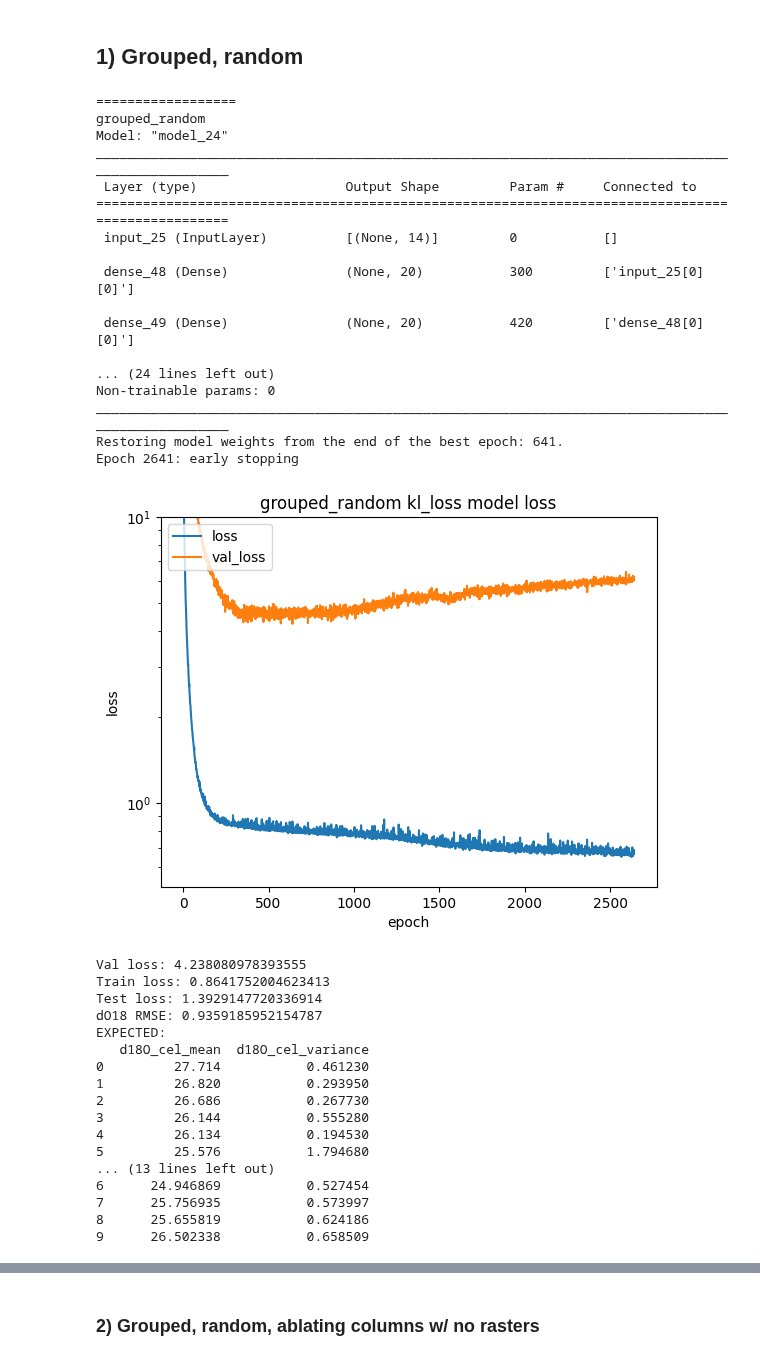
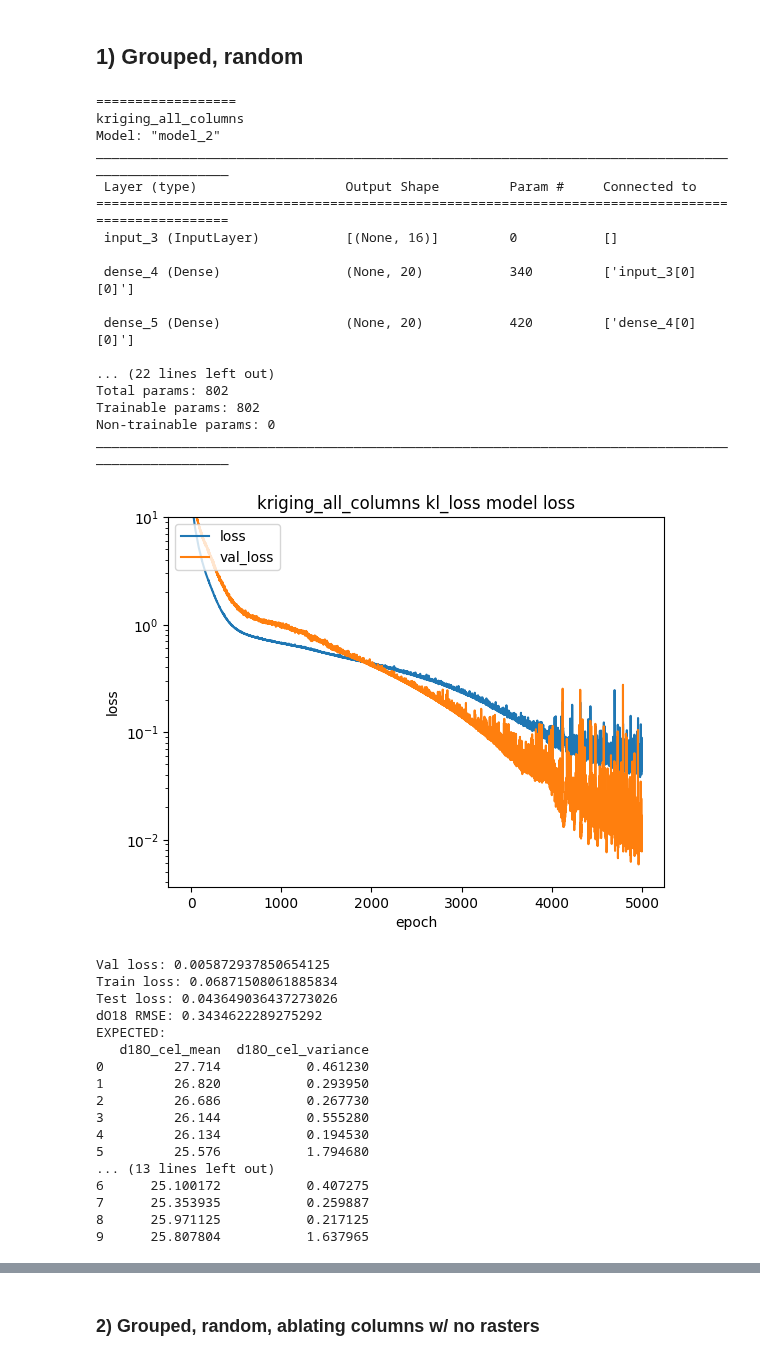
Before and after one commit to tnc-br/ddf-isoscapes, a Jupyter notebook: dnn/kriging_variational_ensemble.ipynb, the cells around one changed output, grey strips where cells are left out. Cells and saved outputs as stored; diff of their text form; code cells hidden in the pictures.

```diff
--- a/dnn/kriging_variational_ensemble.ipynb
+++ b/dnn/kriging_variational_ensemble.ipynb
@@ -67,16 +67,14 @@ To enable the following instructions: AVX2 FMA, in other operations, rebuild Ten
 # %% [markdown]
 # Data preparation
 # %%
-def load_dataset(path: str):
+def load_dataset(path: str, columns_to_keep: List[str]):
   df = pd.read_csv(path, encoding="ISO-8859-1", sep=',')
   df = df[df['d18O_cel_variance'].notna()]
 
   # Family is too sparse. Too many families exist in validation/test that won't
   # exist in train, so drop it.
-  X = df.drop(["d18O_cel_mean", "d18O_cel_variance", "Code", "Family",
-               'predkrig_br_lat_ISORG', 'Origin',
-               'Iso_Oxi_Stack_mean_TERZER',
-               'isoscape_fullmodel_d18O_prec_REGRESSION', "Unnamed: 0"], axis=1)
+
+  X = df.drop(df.columns.difference(columns_to_keep), axis=1)
   Y = df[["d18O_cel_mean", "d18O_cel_variance"]]
   return X, Y
 # %% [markdown]
@@ -139,10 +137,10 @@ class ScaledPartitions():
     self.test = test
 
 
-def load_and_scale(config: Dict) -> ScaledPartitions:
-  X_train, Y_train = load_dataset(config['TRAIN'])
-  X_val, Y_val = load_dataset(config['VALIDATION'])
-  X_test, Y_test = load_dataset(config['TEST'])
+def load_and_scale(config: Dict, columns_to_keep: List[str]) -> ScaledPartitions:
+  X_train, Y_train = load_dataset(config['TRAIN'], columns_to_keep)
+  X_val, Y_val = load_dataset(config['VALIDATION'], columns_to_keep)
+  X_test, Y_test = load_dataset(config['TEST'], columns_to_keep)
 
   feature_scaler = create_feature_scaler(X_train)
   label_scaler = create_label_scaler(Y_train)
@@ -203,7 +201,7 @@ Model definition
 from keras.callbacks import ModelCheckpoint, EarlyStopping
 
 def get_early_stopping_callback():
-  return EarlyStopping(monitor='val_loss', patience=2000, min_delta=0.001,
+  return EarlyStopping(monitor='val_loss', patience=500, min_delta=0.001,
                        verbose=1, restore_best_weights=True, start_from_epoch=10)
 
 tf.keras.utils.set_random_seed(18731)
@@ -564,37 +562,45 @@ ModuleNotFoundError: ignored
 # %% [markdown]
 ## 1) Grouped, random
 # %%
-grouped_random = {
+grouped_random_fileset = {
     'TRAIN' : os.path.join(FP_ROOT, 'amazon_sample_data/uc_davis_2023_08_26_isoscapes_train_random_grouped_ordinary_kriging_linear.csv'),
     'TEST' : os.path.join(FP_ROOT, 'amazon_sample_data/uc_davis_2023_08_26_isoscapes_test_random_grouped_ordinary_kriging_linear.csv'),
     'VALIDATION' : os.path.join(FP_ROOT, 'amazon_sample_data/uc_davis_2023_08_26_isoscapes_validation_random_grouped_ordinary_kriging_linear.csv'),
 }
 
-grouped_random_scaled = load_and_scale(grouped_random)
-model = train_and_evaluate(grouped_random_scaled, "grouped_random", training_batch_size=3)
+columns_to_keep = ['d18O_cel_mean', 'd18O_cel_variance',
+                   'lat', 'long', 'VPD', 'RH', 'PET', 'DEM', 'PA',
+                   'Mean Annual Temperature','Mean Annual Precipitation',
+                   'ordinary_kriging_linear_d18O_predicted_variance',
+                   'ordinary_kriging_linear_d18O_predicted_mean',
+                   'predkrig_br_lat_ISORG', 'Iso_Oxi_Stack_mean_TERZER',
+                   'isoscape_fullmodel_d18O_prec_REGRESSION']
+
+data = load_and_scale(grouped_random_fileset, columns_to_keep)
+model = train_and_evaluate(data, "kriging_all_columns", training_batch_size=3)
 # %% [output]
 ==================
-grouped_random
-Model: "model_24"
+kriging_all_columns
+Model: "model_2"
 __________________________________________________________________________________________________
  Layer (type)                   Output Shape         Param #     Connected to
 ==================================================================================================
- input_25 (InputLayer)          [(None, 14)]         0           []
+ input_3 (InputLayer)           [(None, 16)]         0           []
 
- dense_48 (Dense)               (None, 20)           300         ['input_25[0][0]']
+ dense_4 (Dense)                (None, 20)           340         ['input_3[0][0]']
 
- dense_49 (Dense)               (None, 20)           420         ['dense_48[0][0]']
+ dense_5 (Dense)                (None, 20)           420         ['dense_4[0][0]']
 
-... (24 lines left out)
+... (22 lines left out)
+Total params: 802
+Trainable params: 802
 Non-trainable params: 0
 __________________________________________________________________________________________________
-Restoring model weights from the end of the best epoch: 641.
-Epoch 2641: early stopping
-[figure, old version]
+[figure, new version]
-Val loss: 4.238080978393555
-Train loss: 0.8641752004623413
-Test loss: 1.3929147720336914
-dO18 RMSE: 0.9359185952154787
+Val loss: 0.005872937850654125
+Train loss: 0.06871508061885834
+Test loss: 0.043649036437273026
+dO18 RMSE: 0.3434622289275292
 EXPECTED:
    d18O_cel_mean  d18O_cel_variance
 0         27.714           0.461230
@@ -604,7 +610,7 @@ EXPECTED:
 4         26.134           0.194530
 5         25.576           1.794680
 ... (13 lines left out)
-6      24.946869           0.527454
-7      25.756935           0.573997
-8      25.655819           0.624186
-9      26.502338           0.658509
+6      25.100172           0.407275
+7      25.353935           0.259887
+8      25.971125           0.217125
+9      25.807804           1.637965
```
Also changed, not shown: parts of 4 cells of this notebook.
